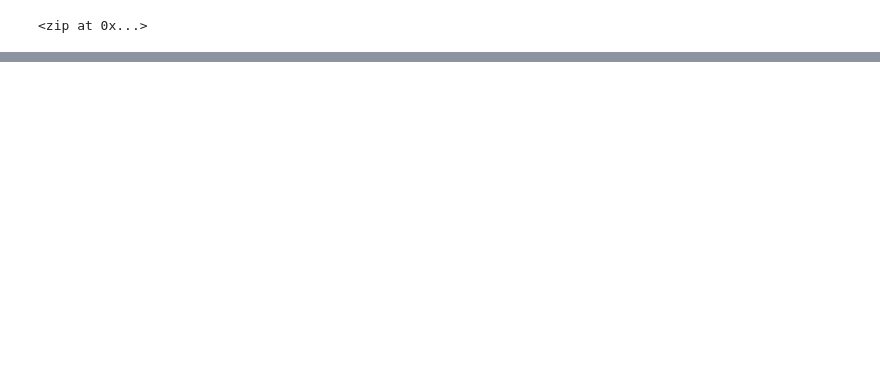
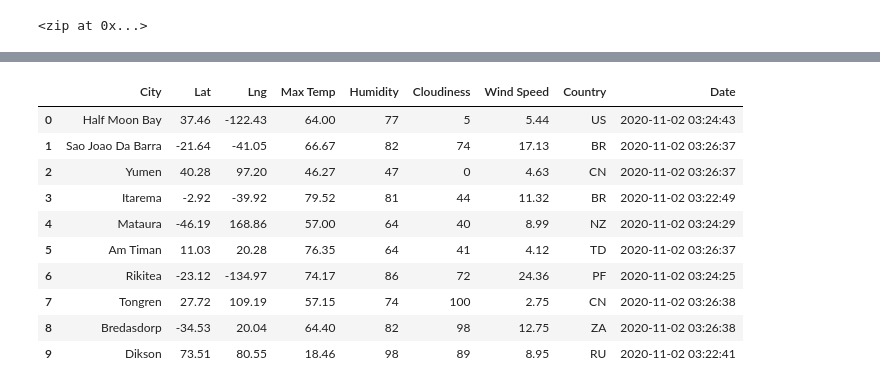
Before and after one commit to sarahgracia12/World_Weather_Analysis, a Jupyter notebook: WeatherPy.ipynb, the cells around one changed output, grey strips where cells are left out. Cells and saved outputs as stored; diff of their text form; code cells hidden in the pictures; blank space fills up the shorter version.

```diff
--- a/WeatherPy.ipynb
+++ b/WeatherPy.ipynb
@@ -5,0 +15,4 @@ import numpy as np
+# %%
+# Starting URL for Weather Map API Call.
+url = "http://api.openweathermap.org/data/2.5/weather?units=Imperial&APPID=" + weather_api_key
+print(url)
@@ -55,0 +126,16 @@ avarua ck
+# %%
+# Convert the array of dictionaries to a Pandas DataFrame.
+city_data_df = pd.DataFrame(city_data)
+city_data_df.head(10)
+# %% [output]
+|  | City | Lat | Lng | Max Temp | Humidity | Cloudiness | Wind Speed | Country | Date |
+| 0 | Half Moon Bay | 37.46 | -122.43 | 64.00 | 77 | 5 | 5.44 | US | 2020-11-02 03:24:43 |
+| 1 | Sao Joao Da Barra | -21.64 | -41.05 | 66.67 | 82 | 74 | 17.13 | BR | 2020-11-02 03:26:37 |
+| 2 | Yumen | 40.28 | 97.20 | 46.27 | 47 | 0 | 4.63 | CN | 2020-11-02 03:26:37 |
+| 3 | Itarema | -2.92 | -39.92 | 79.52 | 81 | 44 | 11.32 | BR | 2020-11-02 03:22:49 |
+| 4 | Mataura | -46.19 | 168.86 | 57.00 | 64 | 40 | 8.99 | NZ | 2020-11-02 03:24:29 |
+| 5 | Am Timan | 11.03 | 20.28 | 76.35 | 64 | 41 | 4.12 | TD | 2020-11-02 03:26:37 |
+| 6 | Rikitea | -23.12 | -134.97 | 74.17 | 86 | 72 | 24.36 | PF | 2020-11-02 03:24:25 |
+| 7 | Tongren | 27.72 | 109.19 | 57.15 | 74 | 100 | 2.75 | CN | 2020-11-02 03:26:38 |
+| 8 | Bredasdorp | -34.53 | 20.04 | 64.40 | 82 | 98 | 12.75 | ZA | 2020-11-02 03:26:38 |
+| 9 | Dikson | 73.51 | 80.55 | 18.46 | 98 | 89 | 8.95 | RU | 2020-11-02 03:22:41 |
```
Also changed, not shown: parts of 7 cells of this notebook, 4 other files.
